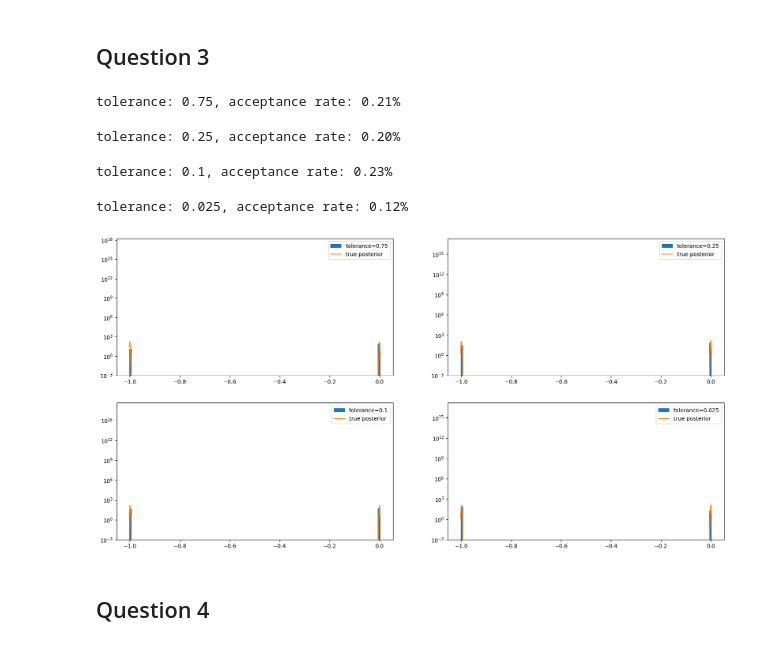
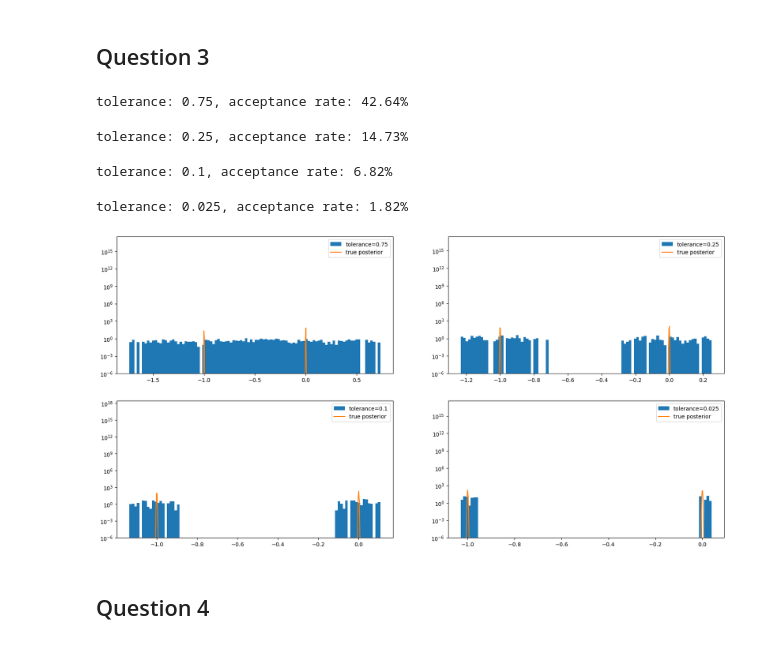
Before and after one commit to mismayil/math414-project, a Jupyter notebook: project.ipynb, the cells around one changed output. Cells and saved outputs as stored; diff of their text form; code cells hidden in the pictures.

```diff
--- a/project.ipynb
+++ b/project.ipynb
@@ -108,7 +108,7 @@ tolerance: 0.025, acceptance rate: 1.03%
 # %%
 import matplotlib.pyplot as plt
 
-def plot_sample(samples, posterior_model, tolerances, set_log=True, set_ylim=True):
+def plot_sample(samples, posterior_model, tolerances, set_log=True, set_ylim=None):
     fig, axes = plt.subplots(2, 2, figsize=(20, 10))
 
     for i, sample in enumerate(samples):
@@ -119,10 +119,10 @@ def plot_sample(samples, posterior_model, tolerances, set_log=True, set_ylim=Tru
         axis.plot(x, posterior_density, label="true posterior")
         if set_log:
             axis.set_yscale("log")
-        if set_ylim:
-            axis.set_ylim(bottom=0.001)
+        if set_ylim is not None:
+            axis.set_ylim(bottom=set_ylim)
         axis.legend()
     plt.show()
 
-plot_sample(q1_tolerance_samples, posterior_model, tolerances)
+plot_sample(q1_tolerance_samples, posterior_model, tolerances, set_log=True, set_ylim=1e-6)
 # %% [output]
@@ -133,28 +133,32 @@ plot_sample(q1_tolerance_samples, posterior_model, tolerances)
 ## Question 3
 # %%
 from tqdm import tqdm
+from functools import partial
 
-def run_abc_mcmc(N, observed_data, make_proposal_model, target_model, generate_data, compute_discrepancy, tolerance=0.1, theta_0=0):
+def run_abc_mcmc(N, observed_data, make_proposal_model, prior_model, generate_data, compute_discrepancy, tolerance=0.1, theta_0=0, burn_in=0.1):
     sample = [theta_0]
-    num_tries = 0
+    num_accepted = 0
+    burn_in_size = int(N * burn_in)
 
-    with tqdm(total=N, desc="Generating samples") as pbar:
-        while len(sample) < N:
-            num_tries += 1
-            current_theta = sample[-1]
-            current_proposal_model = make_proposal_model(current_theta)
-            new_theta = current_proposal_model.sample()
-            new_proposal_model = make_proposal_model(new_theta)
-            generated_data = generate_data(new_theta, len(observed_data))
+    for i in tqdm(range(burn_in_size+N), desc="Generating samples"):
+        current_theta = sample[-1]
+        current_proposal_model = make_proposal_model(current_theta)
+        new_theta = current_proposal_model.sample()
+        new_proposal_model = make_proposal_model(new_theta)
+        generated_data = generate_data(new_theta, len(observed_data))
 
-            if compute_discrepancy(observed_data, generated_data) < tolerance:
-                alpha = min(1, (target_model.pdf(new_theta) * new_proposal_model.pdf(current_theta)) / (target_model.pdf(current_theta) * current_proposal_model.pdf(new_theta)))
-                prob = stats.uniform.rvs(0, 1)
-                if prob < alpha:
-                    sample.append(new_theta)
-                    pbar.update(1)
+        if compute_discrepancy(observed_data, generated_data) < tolerance:
+            alpha = min(1, (prior_model.pdf(new_theta) * new_proposal_model.pdf(current_theta)) / (prior_model.pdf(current_theta) * current_proposal_model.pdf(new_theta)))
+            prob = stats.uniform.rvs(0, 1)
+            if prob < alpha:
+                sample.append(new_theta)
+                num_accepted += 1
+            else:
+                sample.append(current_theta)
+        else:
+            sample.append(current_theta)
 
-    return sample, N / num_tries
+    return sample[burn_in_size+1:], num_accepted / (N+burn_in_size)
 
 class ExampleProposalModel(Model):
     def __init__(self, theta, sigma):
@@ -167,25 +171,24 @@ class ExampleProposalModel(Model):
     def pdf(self, x):
         return stats.norm.pdf(x, self.theta, self.sigma)
 
-def make_example_proposal_model(theta):
-    return ExampleProposalModel(theta, np.sqrt(0.1))
+def make_example_proposal_model(theta, sigma=np.sqrt(0.1)):
+    return ExampleProposalModel(theta, sigma)
 
 q3_tolerance_samples = []
-burn_in = 100
 
 for tolerance in tolerances:
-    sample, acceptance_rate = run_abc_mcmc(example_N+burn_in, observed_data, make_example_proposal_model, posterior_model, generate_data, compute_example_discrepancy, tolerance)
+    sample, acceptance_rate = run_abc_mcmc(1000, observed_data, partial(make_example_proposal_model, sigma=np.sqrt(1)), prior_model, generate_data, compute_example_discrepancy, tolerance)
     print(f"tolerance: {tolerance}, acceptance rate: {acceptance_rate*100:.2f}%")
-    q3_tolerance_samples.append(sample[burn_in:])
+    q3_tolerance_samples.append(sample)
 # %% [output]
-tolerance: 0.75, acceptance rate: 0.21%
+tolerance: 0.75, acceptance rate: 42.64%
-tolerance: 0.25, acceptance rate: 0.20%
+tolerance: 0.25, acceptance rate: 14.73%
-tolerance: 0.1, acceptance rate: 0.23%
+tolerance: 0.1, acceptance rate: 6.82%
-tolerance: 0.025, acceptance rate: 0.12%
+tolerance: 0.025, acceptance rate: 1.82%
 # %%
-plot_sample(q3_tolerance_samples, posterior_model, tolerances)
+plot_sample(q3_tolerance_samples, posterior_model, tolerances, set_log=True, set_ylim=1e-6)
 # %% [output]
-[figure, old version]
+[figure, new version]
 # %% [markdown]
 ## Question 4
 # %%
```
Also changed, not shown: parts of 15 cells of this notebook.
